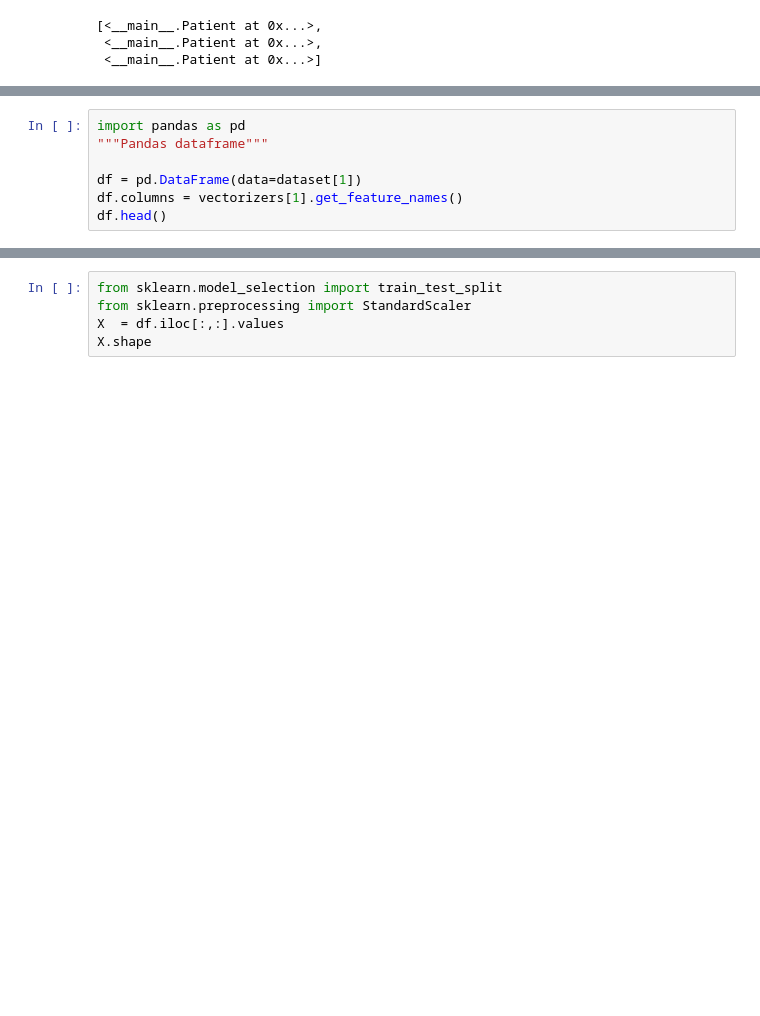
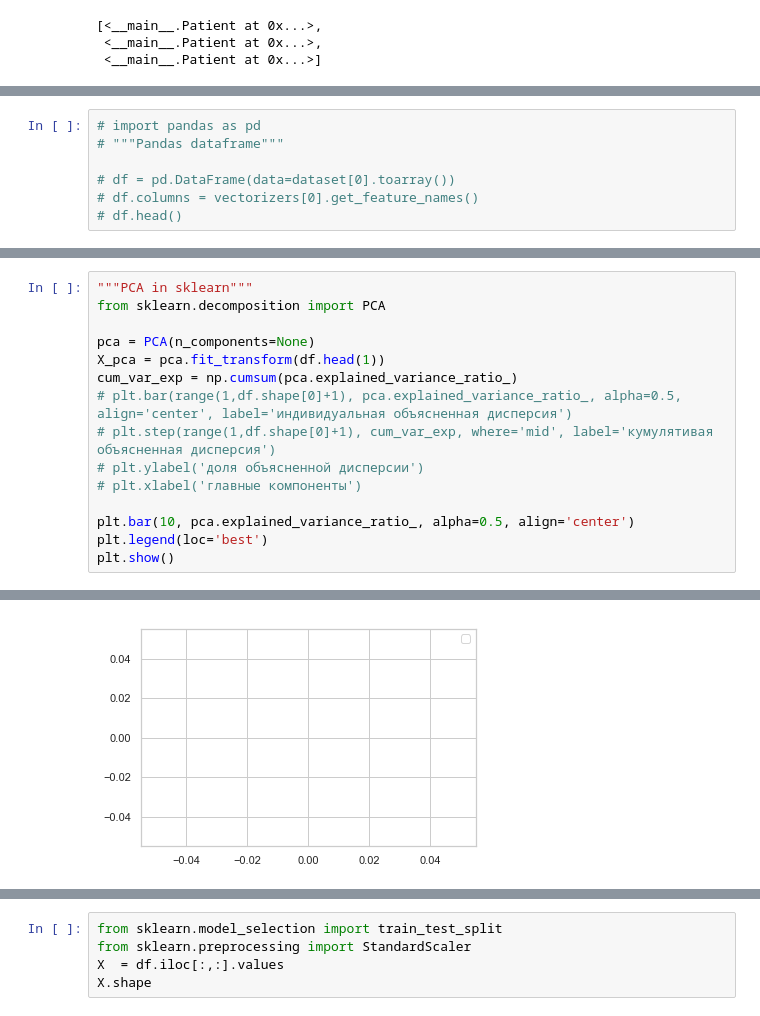
Before and after one commit to RomanKotybeev/NLP_medicine, a Jupyter notebook: tfidf.ipynb, the cells around one changed output, grey strips where cells are left out. Drawn from its saved outputs; the diff is of its cells as text; blank space fills up the shorter version.

```diff
--- a/tfidf.ipynb
+++ b/tfidf.ipynb
@@ -124,7 +132,7 @@ vectorizers[0].get_feature_names()
 # %%
-import pandas as pd
-"""Pandas dataframe"""
+# import pandas as pd
+# """Pandas dataframe"""
 
-df = pd.DataFrame(data=dataset[1])
-df.columns = vectorizers[1].get_feature_names()
-df.head()
+# df = pd.DataFrame(data=dataset[0].toarray())
+# df.columns = vectorizers[0].get_feature_names()
+# df.head()
@@ -138,0 +139,16 @@ df.head()
+# %%
+"""PCA in sklearn"""
+from sklearn.decomposition import PCA
+
+pca = PCA(n_components=None)
+X_pca = pca.fit_transform(df.head(1))
+cum_var_exp = np.cumsum(pca.explained_variance_ratio_)
+# plt.bar(range(1,df.shape[0]+1), pca.explained_variance_ratio_, alpha=0.5, align='center', label='индивидуальная объясненная дисперсия')
+# plt.step(range(1,df.shape[0]+1), cum_var_exp, where='mid', label='кумулятивая объясненная дисперсия')
+# plt.ylabel('доля объясненной дисперсии')
+# plt.xlabel('главные компоненты')
+
+plt.bar(10, pca.explained_variance_ratio_, alpha=0.5, align='center')
+plt.legend(loc='best')
+plt.show()
+# %% [output]
@@ -138,0 +156 @@ df.head()
+[figure, added]
```
Also changed, not shown: parts of 15 cells of this notebook.
